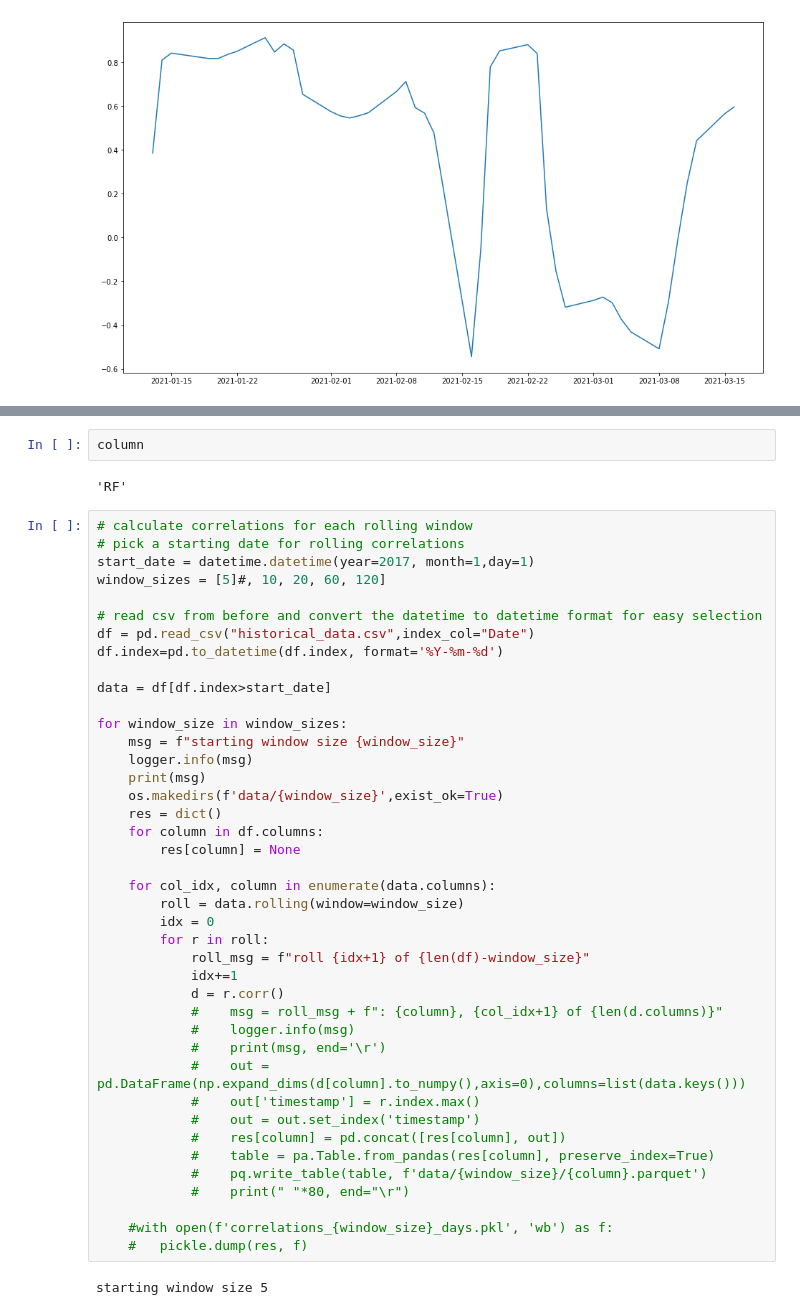
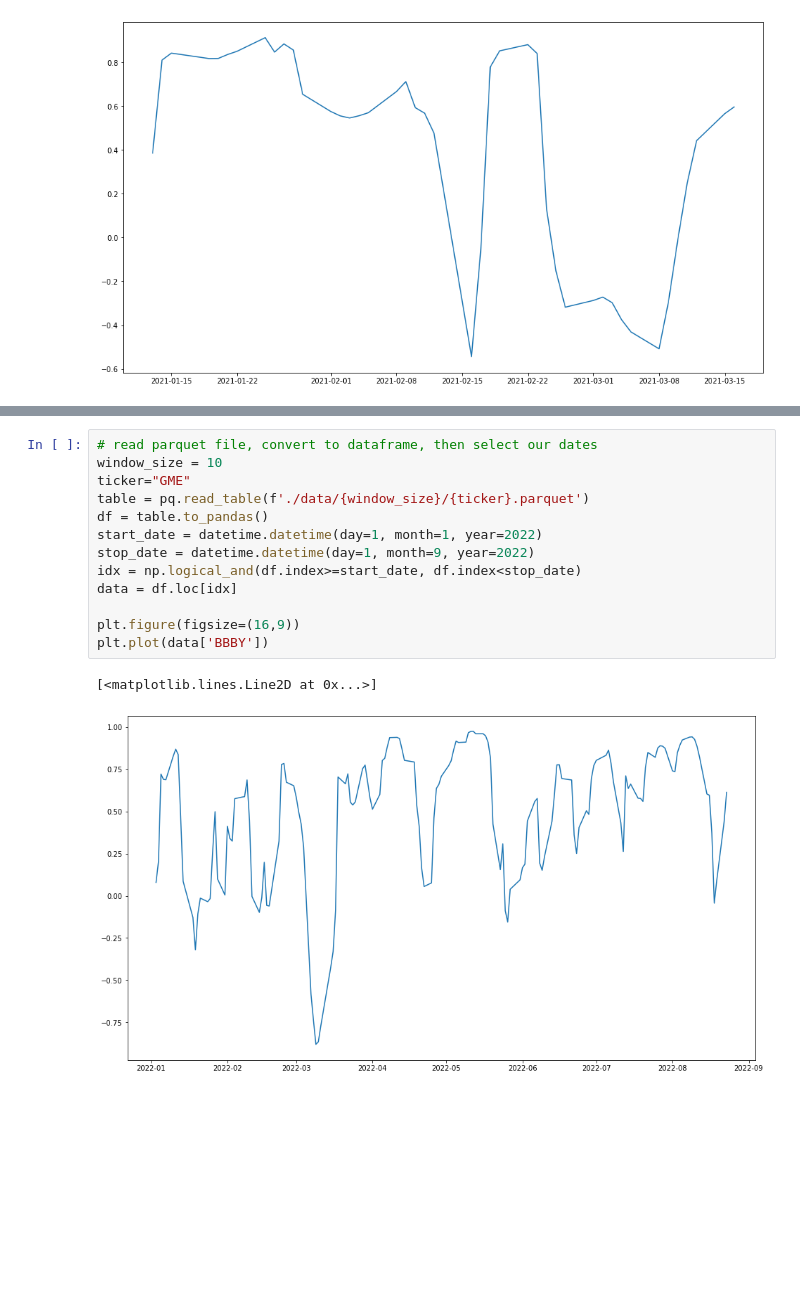
Before and after one commit to kirpi-1/stocks, a Jupyter notebook: notes.ipynb, the cells around one changed output, grey strips where cells are left out. Drawn from its saved outputs; the diff is of its cells as text; blank space fills up the shorter version.

```diff
--- a/notes.ipynb
+++ b/notes.ipynb
@@ -356,47 +195,16 @@ r.corr()
-# %%
-column
-# %% [output]
-'RF'
-# %%
-# calculate correlations for each rolling window
-# pick a starting date for rolling correlations
-start_date = datetime.datetime(year=2017, month=1,day=1)
-window_sizes = [5]#, 10, 20, 60, 120]
-
-# read csv from before and convert the datetime to datetime format for easy selection
-df = pd.read_csv("historical_data.csv",index_col="Date")
-df.index=pd.to_datetime(df.index, format='%Y-%m-%d')
-
-data = df[df.index>start_date]
-
-for window_size in window_sizes:
-    msg = f"starting window size {window_size}"
-    logger.info(msg)
-    print(msg)
-    os.makedirs(f'data/{window_size}',exist_ok=True)
-    res = dict()
-    for column in df.columns:
-        res[column] = None
-
-    for col_idx, column in enumerate(data.columns):
-        roll = data.rolling(window=window_size)
-        idx = 0
-        for r in roll:
-            roll_msg = f"roll {idx+1} of {len(df)-window_size}"
-            idx+=1
-            d = r.corr()
-            #    msg = roll_msg + f": {column}, {col_idx+1} of {len(d.columns)}"
-            #    logger.info(msg)
-            #    print(msg, end='\r')
-            #    out = pd.DataFrame(np.expand_dims(d[column].to_numpy(),axis=0),columns=list(data.keys()))
-            #    out['timestamp'] = r.index.max()
-            #    out = out.set_index('timestamp')
-            #    res[column] = pd.concat([res[column], out])
-            #    table = pa.Table.from_pandas(res[column], preserve_index=True)
-            #    pq.write_table(table, f'data/{window_size}/{column}.parquet')
-            #    print(" "*80, end="\r")
-
-    #with open(f'correlations_{window_size}_days.pkl', 'wb') as f:
-    #	pickle.dump(res, f)
-# %% [output]
-starting window size 5
+# %%
+# read parquet file, convert to dataframe, then select our dates
+window_size = 10
+ticker="GME"
+table = pq.read_table(f'./data/{window_size}/{ticker}.parquet')
+df = table.to_pandas()
+start_date = datetime.datetime(day=1, month=1, year=2022)
+stop_date = datetime.datetime(day=1, month=9, year=2022)
+idx = np.logical_and(df.index>=start_date, df.index<stop_date)
+data = df.loc[idx]
+
+plt.figure(figsize=(16,9))
+plt.plot(data['BBBY'])
+# %% [output]
+[<matplotlib.lines.Line2D at 0x...>]
+[figure, added]
```
Also changed, not shown: parts of 16 cells of this notebook, 3 other files.
